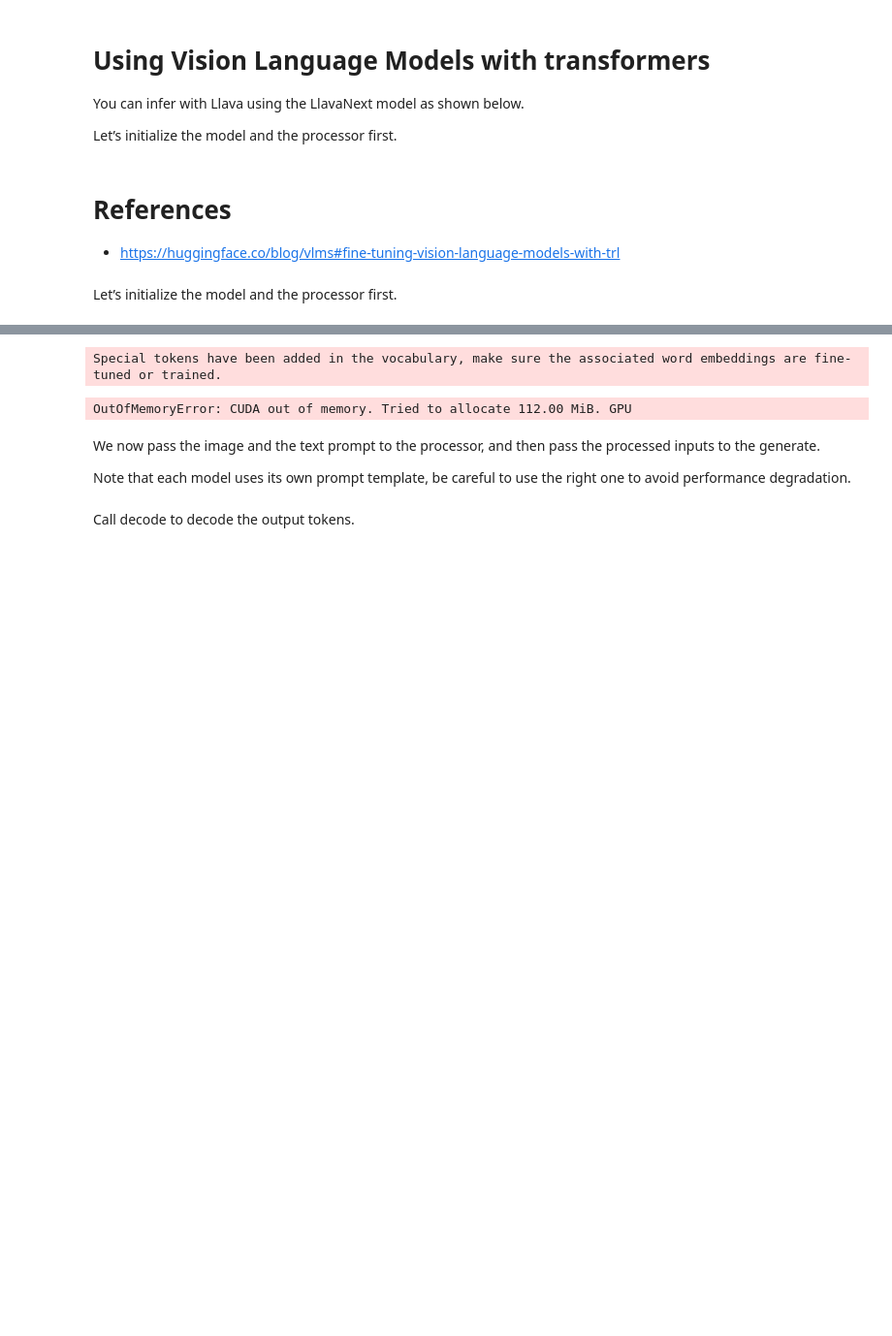
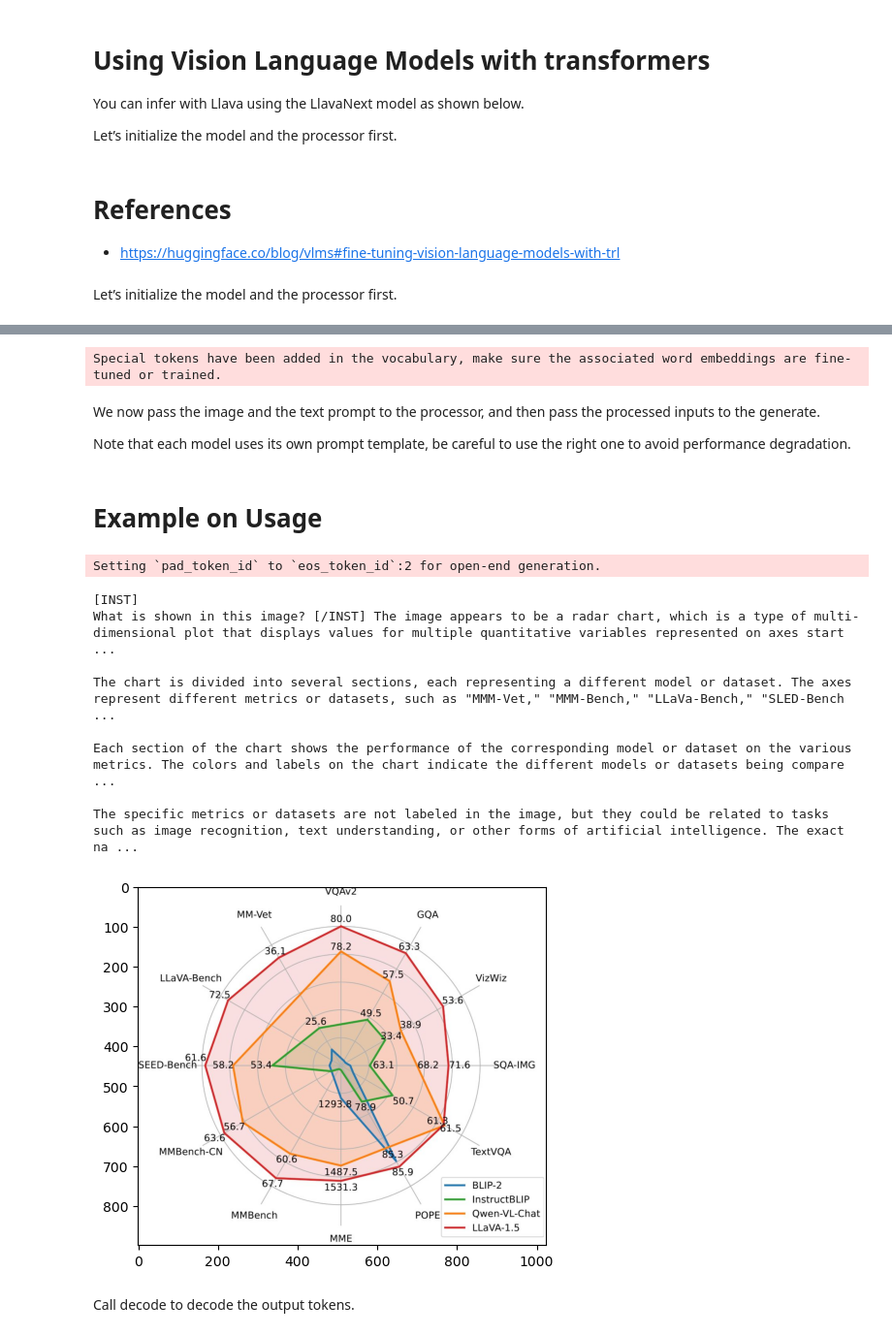
Before and after one commit to TIL-24/til-24-curriculum, a Jupyter notebook: cv_vlm/Unit_4/4.1.3_llava_usage.ipynb, the cells around one changed output, grey strips where cells are left out. Shown at 97% size. Cells and saved outputs as stored; diff of their text form; code cells hidden in the pictures; blank space fills up the shorter version.

Commit message:
update on llava_usage

```diff
--- a/cv_vlm/Unit_4/4.1.3_llava_usage.ipynb
+++ b/cv_vlm/Unit_4/4.1.3_llava_usage.ipynb
@@ -11,25 +21,34 @@ Let’s initialize the model and the processor first.
 # %%
 from transformers import LlavaNextProcessor, LlavaNextForConditionalGeneration
-import torch
+from transformers import BitsAndBytesConfig
 
-device = torch.device('cuda' if torch.cuda.is_available() else 'cpu')
+quantization_config = BitsAndBytesConfig(
+    load_in_4bit=True,
+    bnb_4bit_compute_dtype=torch.float16
+)
+
 processor = LlavaNextProcessor.from_pretrained("llava-hf/llava-v1.6-mistral-7b-hf")
 model = LlavaNextForConditionalGeneration.from_pretrained(
     "llava-hf/llava-v1.6-mistral-7b-hf",
     torch_dtype=torch.float16,
+
+    quantization_config=quantization_config,
     low_cpu_mem_usage=True
 )
-model.to(device)
+# model.to(device)
 # %% [output]
 Special tokens have been added in the vocabulary, make sure the associated word embeddings are fine-tuned or trained.
-OutOfMemoryError: CUDA out of memory. Tried to allocate 112.00 MiB. GPU
 # %% [markdown]
 We now pass the image and the text prompt to the processor, and then pass the processed inputs to the generate.
 
  Note that each model uses its own prompt template, be careful to use the right one to avoid performance degradation.
+# %% [markdown]
+# Example on Usage
 # %%
 from PIL import Image
 import requests
 
-url = "https://github.com/haotian-liu/LLaVA/blob/1a91fc274d7c35a9b50b3cb29c4247ae5837ce39/images/llava_v1_5_radar.jpg?raw=true"
-image = Image.open(requests.get(url, stream=True).raw)
+def image_open(url:str):
+    return Image.open(requests.get(url, stream=True).raw)
+
+image = image_open("https://github.com/haotian-liu/LLaVA/blob/1a91fc274d7c35a9b50b3cb29c4247ae5837ce39/images/llava_v1_5_radar.jpg?raw=true")
@@ -37,3 +56,5 @@
 
 inputs = processor(prompt, image, return_tensors="pt").to(device)
-output = model.generate(**inputs, max_new_tokens=100)
+output = model.generate(**inputs, max_new_tokens=400)
+# %% [output]
+Setting `pad_token_id` to `eos_token_id`:2 for open-end generation.
@@ -42,2 +61,16 @@ image
+# %%
+import matplotlib.pyplot as plt
+plt.imshow(image)
+print(processor.decode(output[0], skip_special_tokens=True))
+# %% [output]
+[INST]
+What is shown in this image? [/INST] The image appears to be a radar chart, which is a type of multi-dimensional plot that displays values for multiple quantitative variables represented on axes start ...
+
+The chart is divided into several sections, each representing a different model or dataset. The axes represent different metrics or datasets, such as "MMM-Vet," "MMM-Bench," "LLaVa-Bench," "SLED-Bench ...
+
+Each section of the chart shows the performance of the corresponding model or dataset on the various metrics. The colors and labels on the chart indicate the different models or datasets being compare ...
+
+The specific metrics or datasets are not labeled in the image, but they could be related to tasks such as image recognition, text understanding, or other forms of artificial intelligence. The exact na ...
+[figure, added]
 # %% [markdown]
 Call decode to decode the output tokens.
```
Also changed, not shown: parts of 11 cells of this notebook, 1 other file.
